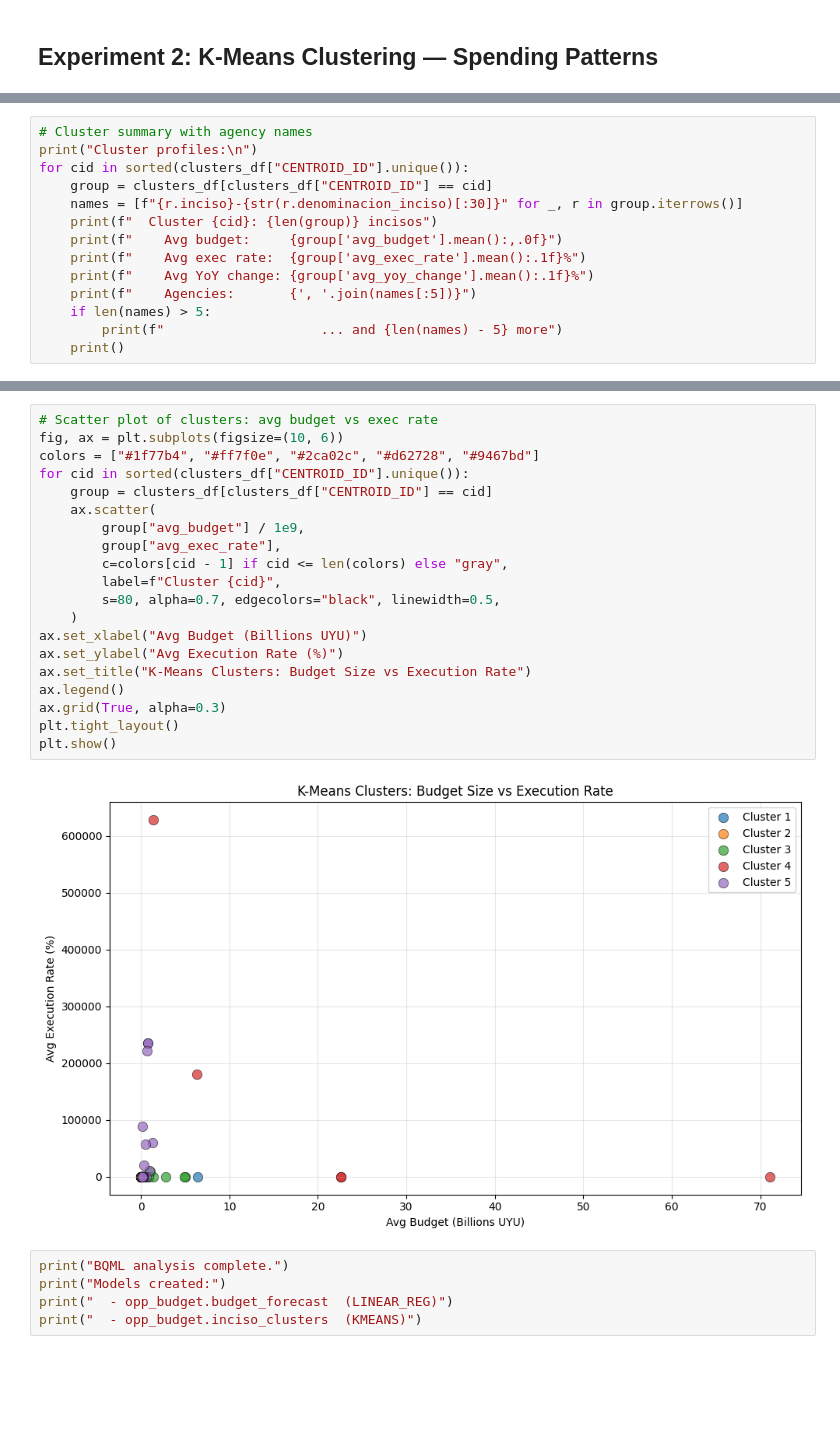
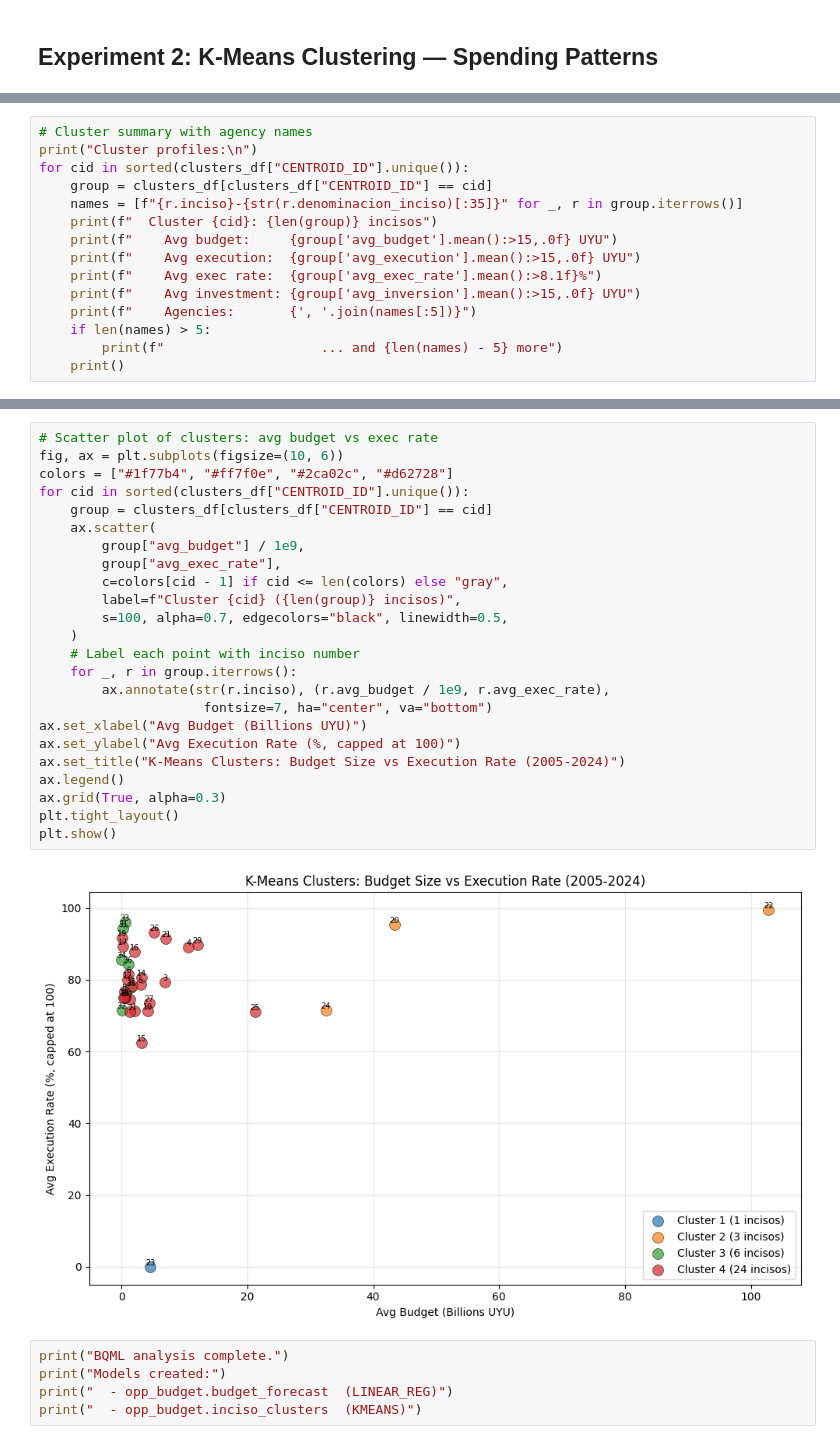
Before and after one commit to SchneiderSix/opp-uruguay-budget-pipeline, a Jupyter notebook: notebooks/03_bqml_analysis.ipynb, the cells around one changed output, grey strips where cells are left out. Drawn from its saved outputs; the diff is of its cells as text; blank space fills up the shorter version.

```diff
--- a/notebooks/03_bqml_analysis.ipynb
+++ b/notebooks/03_bqml_analysis.ipynb
@@ -299,11 +418,12 @@ Cluster assignments:
 print("Cluster profiles:\n")
 for cid in sorted(clusters_df["CENTROID_ID"].unique()):
     group = clusters_df[clusters_df["CENTROID_ID"] == cid]
-    names = [f"{r.inciso}-{str(r.denominacion_inciso)[:30]}" for _, r in group.iterrows()]
+    names = [f"{r.inciso}-{str(r.denominacion_inciso)[:35]}" for _, r in group.iterrows()]
     print(f"  Cluster {cid}: {len(group)} incisos")
-    print(f"    Avg budget:     {group['avg_budget'].mean():,.0f}")
-    print(f"    Avg exec rate:  {group['avg_exec_rate'].mean():.1f}%")
-    print(f"    Avg YoY change: {group['avg_yoy_change'].mean():.1f}%")
+    print(f"    Avg budget:     {group['avg_budget'].mean():>15,.0f} UYU")
+    print(f"    Avg execution:  {group['avg_execution'].mean():>15,.0f} UYU")
+    print(f"    Avg exec rate:  {group['avg_exec_rate'].mean():>8.1f}%")
+    print(f"    Avg investment: {group['avg_inversion'].mean():>15,.0f} UYU")
     print(f"    Agencies:       {', '.join(names[:5])}")
     if len(names) > 5:
         print(f"                    ... and {len(names) - 5} more")
@@ -329,25 +449,29 @@ Cluster profiles:
 # %%
 # Scatter plot of clusters: avg budget vs exec rate
 fig, ax = plt.subplots(figsize=(10, 6))
-colors = ["#1f77b4", "#ff7f0e", "#2ca02c", "#d62728", "#9467bd"]
+colors = ["#1f77b4", "#ff7f0e", "#2ca02c", "#d62728"]
 for cid in sorted(clusters_df["CENTROID_ID"].unique()):
     group = clusters_df[clusters_df["CENTROID_ID"] == cid]
     ax.scatter(
         group["avg_budget"] / 1e9,
         group["avg_exec_rate"],
         c=colors[cid - 1] if cid <= len(colors) else "gray",
-        label=f"Cluster {cid}",
-        s=80, alpha=0.7, edgecolors="black", linewidth=0.5,
+        label=f"Cluster {cid} ({len(group)} incisos)",
+        s=100, alpha=0.7, edgecolors="black", linewidth=0.5,
     )
+    # Label each point with inciso number
+    for _, r in group.iterrows():
+        ax.annotate(str(r.inciso), (r.avg_budget / 1e9, r.avg_exec_rate),
+                     fontsize=7, ha="center", va="bottom")
 ax.set_xlabel("Avg Budget (Billions UYU)")
-ax.set_ylabel("Avg Execution Rate (%)")
-ax.set_title("K-Means Clusters: Budget Size vs Execution Rate")
+ax.set_ylabel("Avg Execution Rate (%, capped at 100)")
+ax.set_title("K-Means Clusters: Budget Size vs Execution Rate (2005-2024)")
 ax.legend()
 ax.grid(True, alpha=0.3)
 plt.tight_layout()
 plt.show()
 # %% [output]
-[figure, old version]
+[figure, new version]
 # %%
 print("BQML analysis complete.")
 print("Models created:")
```
Also changed, not shown: parts of 14 cells of this notebook.
